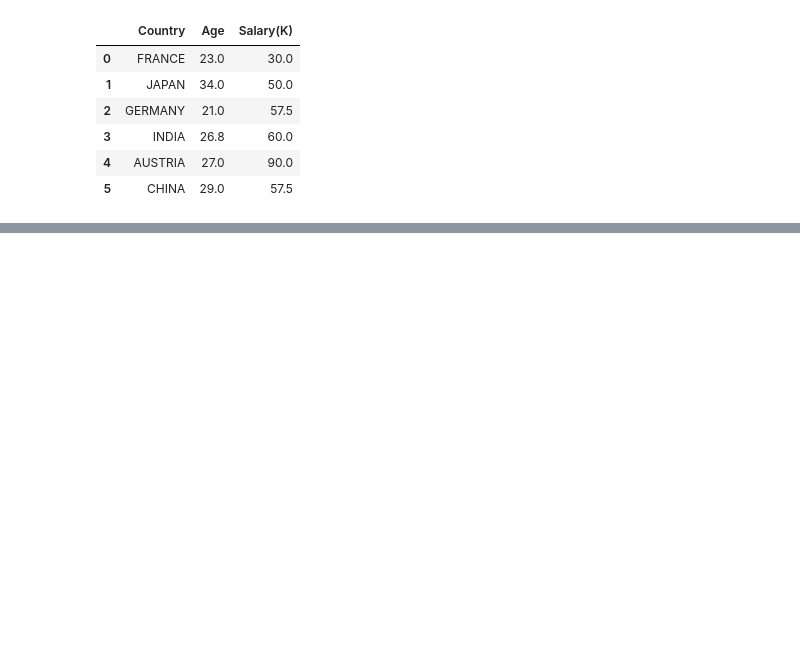
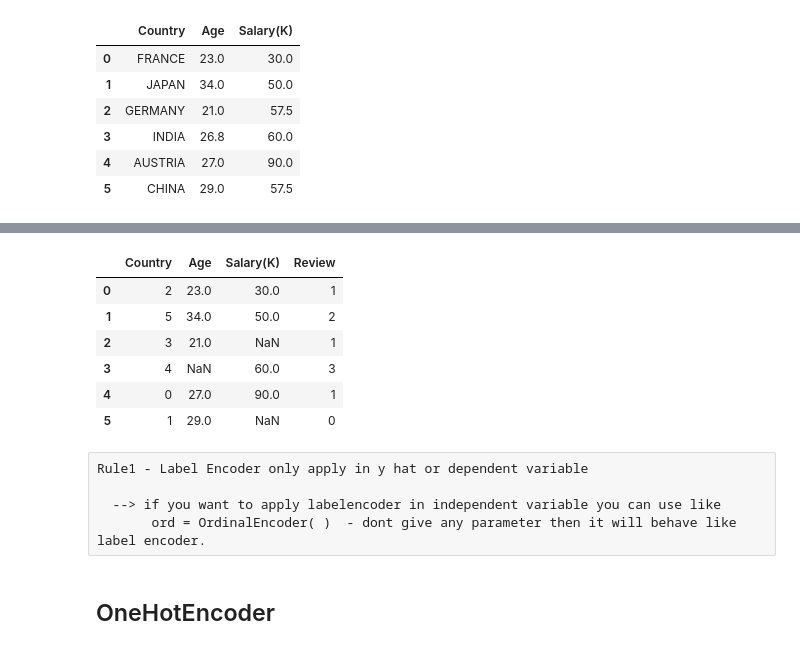
Before and after one commit to gangadhartiwari/Basic-ML-Concept, a Jupyter notebook: Supervised_Learning.ipynb, the cells around one changed output, grey strips where cells are left out. Saved outputs shown, nothing was run; the diff lists cells and outputs as text; code cells hidden in the pictures; blank space fills up the shorter version.

```diff
--- a/Supervised_Learning.ipynb
+++ b/Supervised_Learning.ipynb
@@ -112,0 +159,17 @@ df
+# %%
+df
+# %% [output]
+|  | Country | Age | Salary(K) | Review |
+| 0 | 2 | 23.0 | 30.0 | 1 |
+| 1 | 5 | 34.0 | 50.0 | 2 |
+| 2 | 3 | 21.0 | NaN | 1 |
+| 3 | 4 | NaN | 60.0 | 3 |
+| 4 | 0 | 27.0 | 90.0 | 1 |
+| 5 | 1 | 29.0 | NaN | 0 |
+# %% [raw]
+Rule1 - Label Encoder only apply in y hat or dependent variable
+
+  --> if you want to apply labelencoder in independent variable you can use like
+       ord = OrdinalEncoder( )  - dont give any parameter then it will behave like label encoder.
+# %% [markdown]
+<h2> OneHotEncoder</h2>
```
Also changed, not shown: parts of 13 cells of this notebook.
